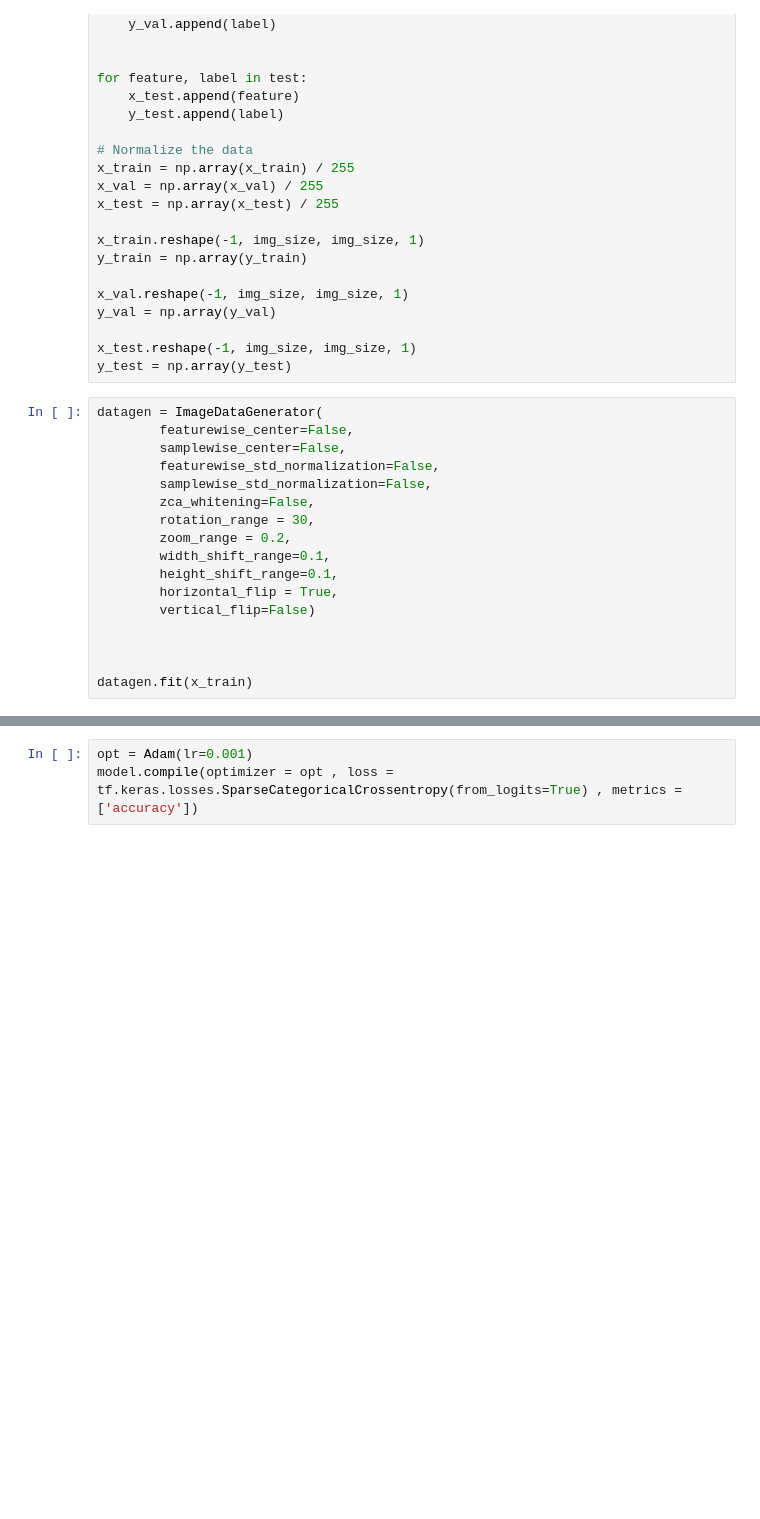
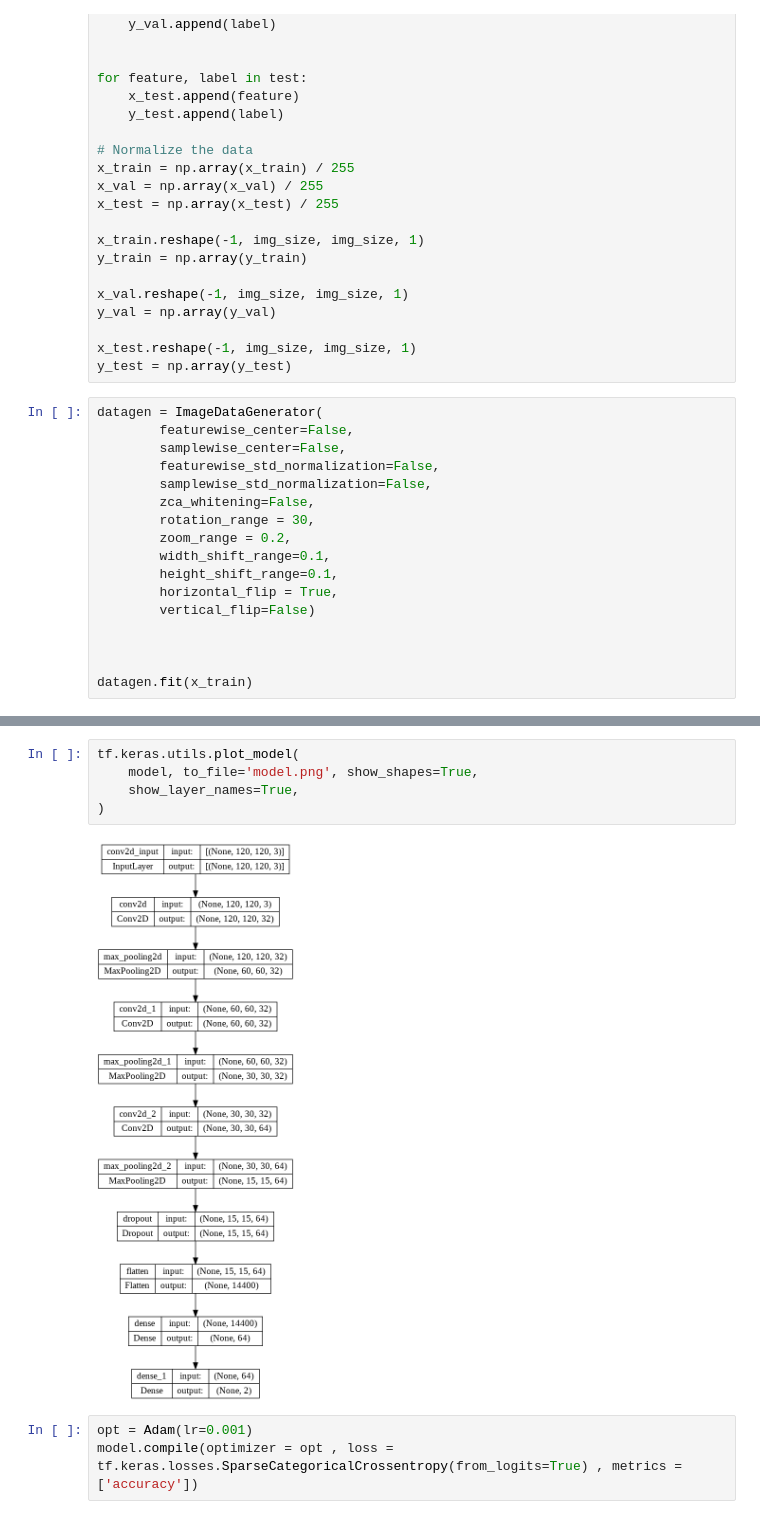
Before and after one commit to Amr-MOHAMED9/X-ray-Brain-Tumor-Classification-with-CNN-project, a Jupyter notebook: CNN for Brain Tumor X-ray classification.ipynb, the cells around one changed output, grey strips where cells are left out. Cells and saved outputs as stored; diff of their text form; blank space fills up the shorter version.

```diff
--- a/CNN for Brain Tumor X-ray classification.ipynb
+++ b/CNN for Brain Tumor X-ray classification.ipynb
@@ -147,6 +151,13 @@ Total params: 950,434
 Trainable params: 950,434
 Non-trainable params: 0
 _________________________________________________________________
+# %%
+tf.keras.utils.plot_model(
+    model, to_file='model.png', show_shapes=True,
+    show_layer_names=True,
+)
+# %% [output]
+[figure, added]
 # %%
 opt = Adam(lr=0.001)
 model.compile(optimizer = opt , loss = tf.keras.losses.SparseCategoricalCrossentropy(from_logits=True) , metrics = ['accuracy'])
```
Also changed, not shown: parts of 12 cells of this notebook, 1 other file.
